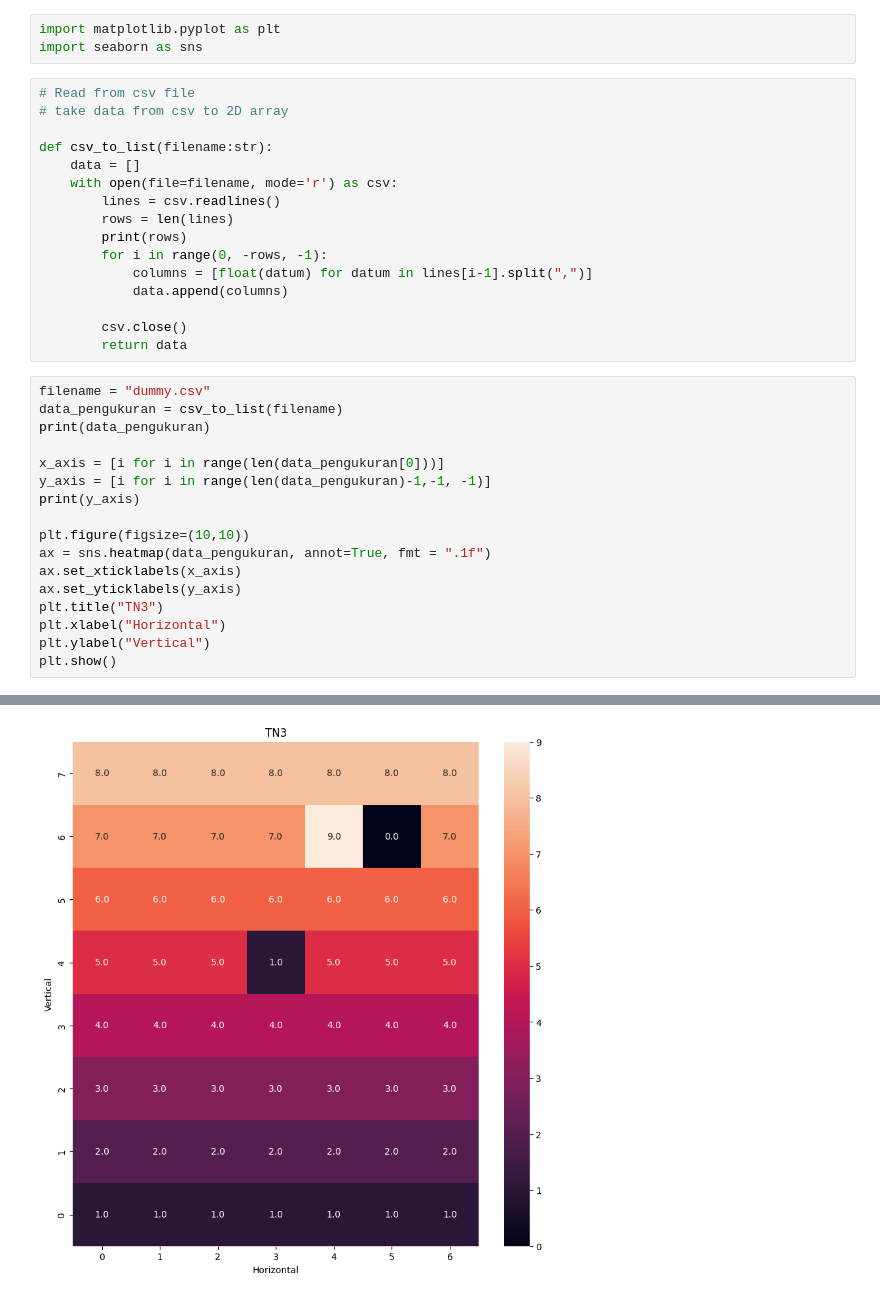
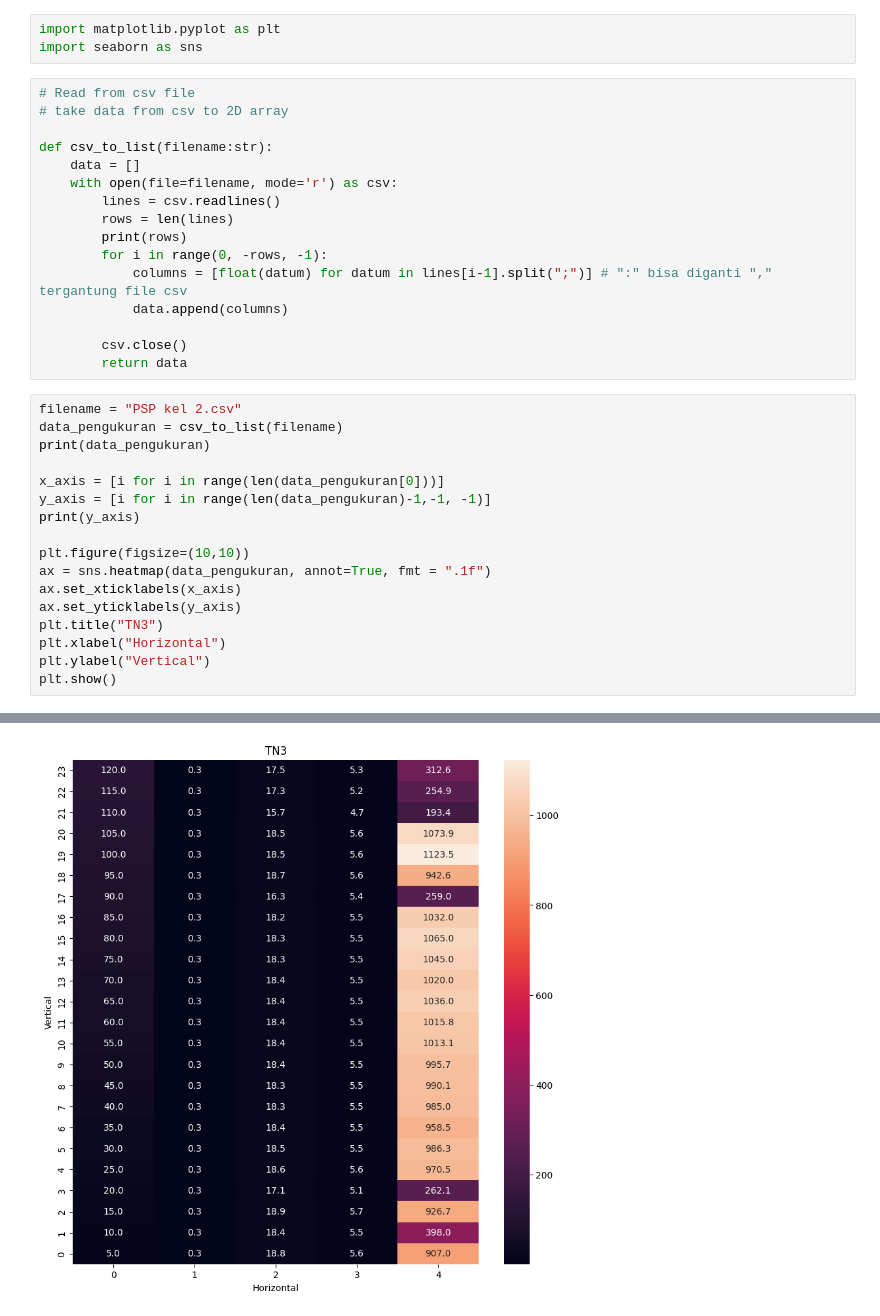
Before and after one commit to CameraOil/Pengmon_stuff, a Jupyter notebook: Heatmap.ipynb, the cells around one changed output, grey strips where cells are left out. Saved outputs shown, nothing was run; the diff lists cells and outputs as text.

```diff
--- a/Heatmap.ipynb
+++ b/Heatmap.ipynb
@@ -12,13 +12,13 @@ def csv_to_list(filename:str):
         rows = len(lines)
         print(rows)
         for i in range(0, -rows, -1):
-            columns = [float(datum) for datum in lines[i-1].split(",")]
+            columns = [float(datum) for datum in lines[i-1].split(";")] # ":" bisa diganti "," tergantung file csv
             data.append(columns)
 
         csv.close()
         return data
 # %%
-filename = "dummy.csv"
+filename = "PSP kel 2.csv"
 data_pengukuran = csv_to_list(filename)
 print(data_pengukuran)
 
@@ -41 +41 @@ plt.show()
-[figure, old version]
+[figure, new version]
```
Also changed, not shown: parts of 1 cell of this notebook.
